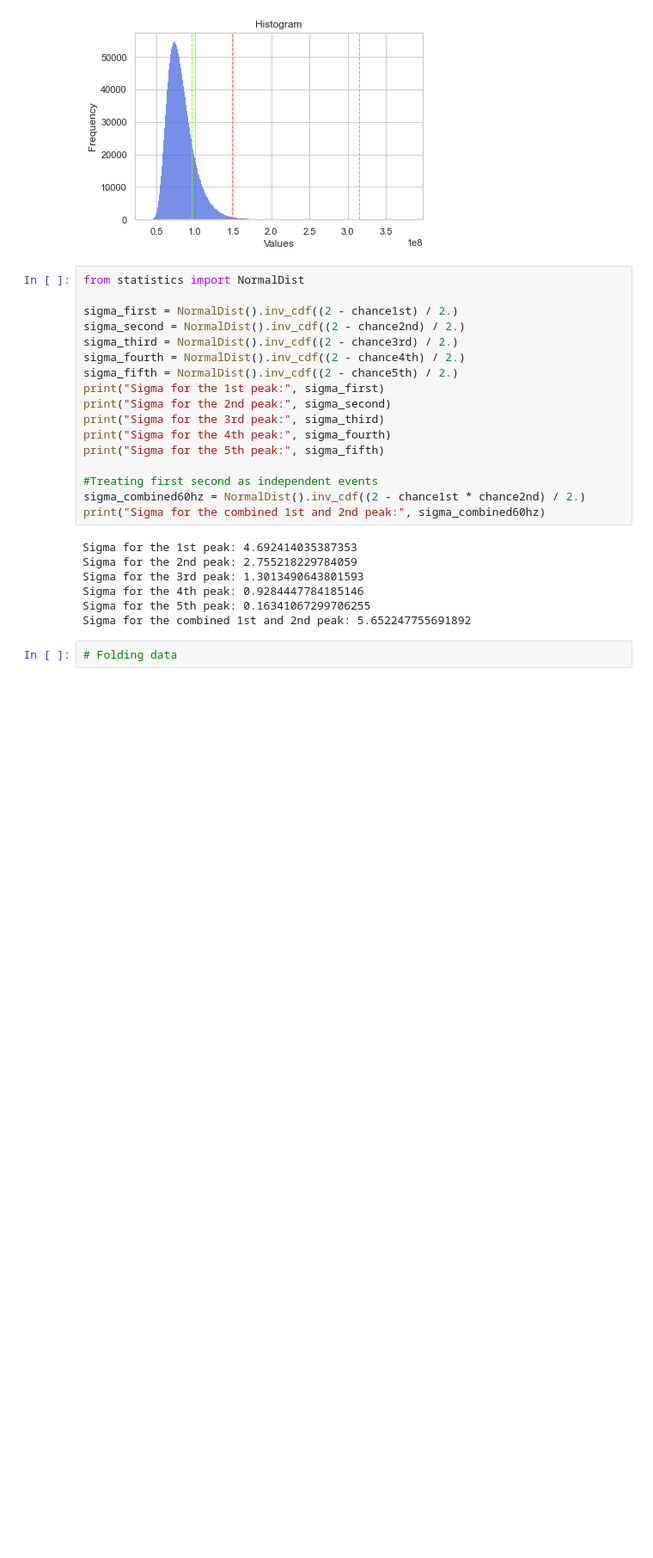
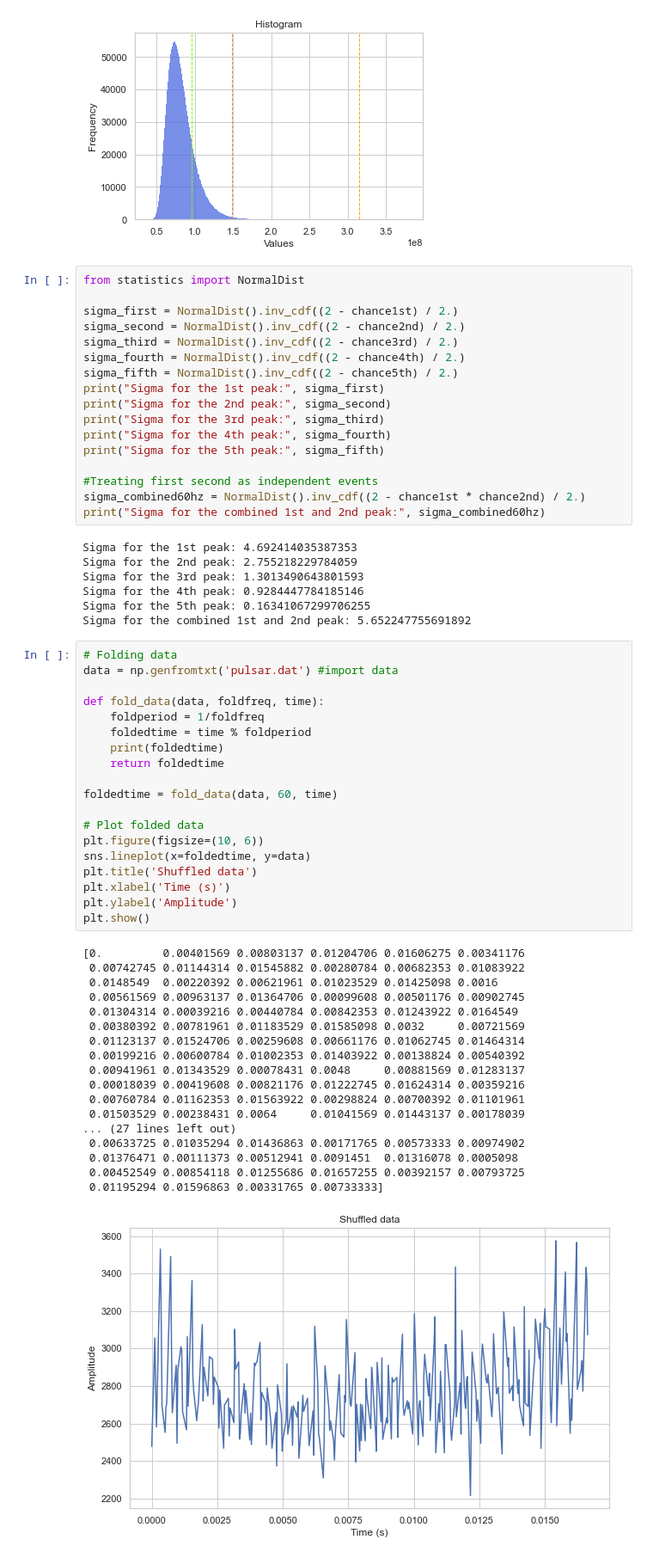
Before and after one commit to Joao-Carlos-S-G-de-A/Pulsar-Fourier-Transform, a Jupyter notebook: Main.ipynb, the cells around one changed output. Shown at 86% size. Cells and saved outputs as stored; diff of their text form; blank space fills up the shorter version.

Commit message:
folded

```diff
--- a/Main.ipynb
+++ b/Main.ipynb
@@ -242,5 +242,41 @@ Sigma for the 3rd peak: 1.3013490643801593
 Sigma for the 4th peak: 0.9284447784185146
 Sigma for the 5th peak: 0.16341067299706255
 Sigma for the combined 1st and 2nd peak: 5.652247755691892
-# %%
-# Folding data
+# %%
+# Folding data
+data = np.genfromtxt('pulsar.dat') #import data
+
+def fold_data(data, foldfreq, time):
+    foldperiod = 1/foldfreq
+    foldedtime = time % foldperiod
+    print(foldedtime)
+    return foldedtime
+
+foldedtime = fold_data(data, 60, time)
+
+# Plot folded data
+plt.figure(figsize=(10, 6))
+sns.lineplot(x=foldedtime, y=data)
+plt.title('Shuffled data')
+plt.xlabel('Time (s)')
+plt.ylabel('Amplitude')
+plt.show()
+# %% [output]
+[0.         0.00401569 0.00803137 0.01204706 0.01606275 0.00341176
+ 0.00742745 0.01144314 0.01545882 0.00280784 0.00682353 0.01083922
+ 0.0148549  0.00220392 0.00621961 0.01023529 0.01425098 0.0016
+ 0.00561569 0.00963137 0.01364706 0.00099608 0.00501176 0.00902745
+ 0.01304314 0.00039216 0.00440784 0.00842353 0.01243922 0.0164549
+ 0.00380392 0.00781961 0.01183529 0.01585098 0.0032     0.00721569
+ 0.01123137 0.01524706 0.00259608 0.00661176 0.01062745 0.01464314
+ 0.00199216 0.00600784 0.01002353 0.01403922 0.00138824 0.00540392
+ 0.00941961 0.01343529 0.00078431 0.0048     0.00881569 0.01283137
+ 0.00018039 0.00419608 0.00821176 0.01222745 0.01624314 0.00359216
+ 0.00760784 0.01162353 0.01563922 0.00298824 0.00700392 0.01101961
+ 0.01503529 0.00238431 0.0064     0.01041569 0.01443137 0.00178039
+... (27 lines left out)
+ 0.00633725 0.01035294 0.01436863 0.00171765 0.00573333 0.00974902
+ 0.01376471 0.00111373 0.00512941 0.0091451  0.01316078 0.0005098
+ 0.00452549 0.00854118 0.01255686 0.01657255 0.00392157 0.00793725
+ 0.01195294 0.01596863 0.00331765 0.00733333]
+[figure, added]
```
